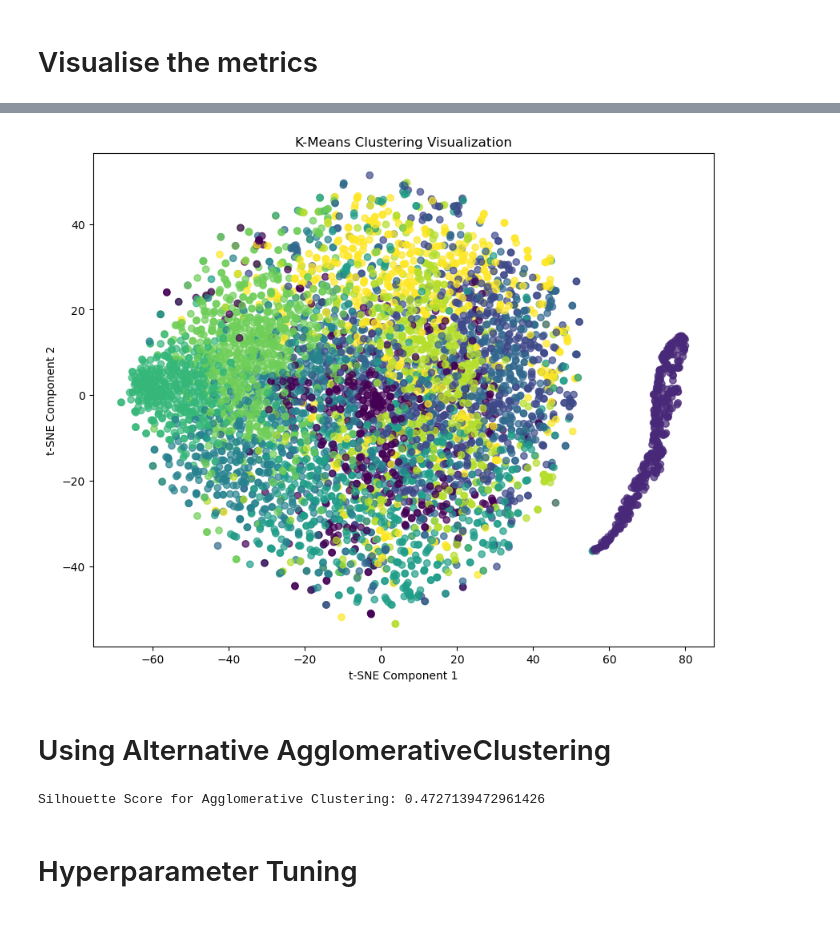
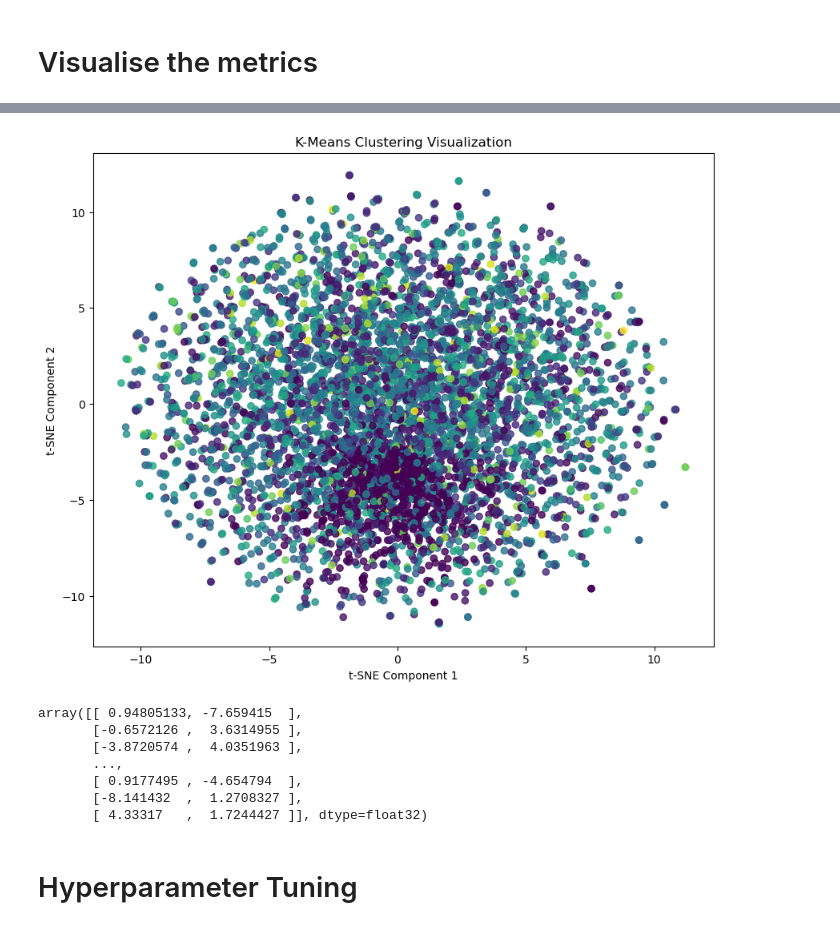
Before and after one commit to HemantRajSingh/MovieMatch, a Jupyter notebook: notebooks/RNN.ipynb, the cells around one changed output, grey strips where cells are left out. Drawn from its saved outputs; the diff is of its cells as text; code cells hidden in the pictures.

```diff
--- a/notebooks/RNN.ipynb
+++ b/notebooks/RNN.ipynb
@@ -61,7 +73,9 @@ print(vocab_size)
 # %%
 # Tokenization and Padding
-max_words = 10000  # Choose the maximum number of words to be used in the vocabulary
-tokenizer = Tokenizer(num_words=max_words, oov_token="<OOV>")
-tokenizer.fit_on_texts(df['ProcessedPlot'])
-sequences = tokenizer.texts_to_sequences(df['ProcessedPlot'])
-padded_sequences = pad_sequences(sequences, maxlen=100, padding='post', truncating='post')
+max_words = 10000# Choose the maximum number of words to be used in the vocabulary
+tokenizer = Tokenizer(num_words=max_words, oov_token="<OOV>") #oov replaces any unknown words with token of our choice
+tokenizer.fit_on_texts(df['processed_plot'])
+
+vocab_size = len(tokenizer.word_index) + 1
+sequences = tokenizer.texts_to_sequences(df['processed_plot']) #converts text to numbers
+padded_sequences = pad_sequences(sequences,padding='post',truncating='post',maxlen=200) #adjust sequences to the same length
@@ -78,0 +112,16 @@ lstm_embeddings =model.predict(padded_sequences)
+# %%
+# Build the LSTM model
+maxlen = 200
+model = tf.keras.Sequential([
+    tf.keras.layers.Embedding(input_dim=len(tokenizer.word_index) + 1, output_dim=64, input_length=maxlen),
+    tf.keras.layers.LSTM(64),
+    tf.keras.layers.Dense(64, activation='relu'),
+    tf.keras.layers.Dense(1, activation='sigmoid'),
+    tf.keras.layers.Dropout(0.5)
+])
+
+model.compile(loss='mse', optimizer='adam')
+early_stopping = EarlyStopping(monitor='loss', patience=10, verbose=1) #to prevent overfitting
+
+model.fit(padded_sequences, padded_sequences, epochs=20, validation_split=0.2,verbose=1,shuffle=True,callbacks=[early_stopping])
+lstm_embeddings =model.predict(padded_sequences)
@@ -79,5 +177,5 @@ lstm_embeddings =model.predict(padded_sequences)
 # %%
 # Apply K-Means Clustering on LSTM Embeddings
-num_clusters = 3  # Set the desired number of clusters
+num_clusters = 10  # Set the desired number of clusters
 kmeans = KMeans(n_clusters=num_clusters, random_state=42)
 cluster_labels = kmeans.fit_predict(lstm_embeddings)
@@ -97,9 +210,10 @@ Name: cluster_label, dtype: int64
 # %%
 # Find the optimal number of clusters using silhouette score
 silhouette_scores = []
-for num_clusters in range(2, 11):
+for num_clusters in tqdm(range(2, 20)):
     kmeans = KMeans(n_clusters=num_clusters, random_state=42)
     cluster_labels = kmeans.fit_predict(lstm_embeddings)
     silhouette_scores.append(silhouette_score(lstm_embeddings, cluster_labels))
 
 optimal_num_clusters = silhouette_scores.index(max(silhouette_scores)) + 2
+optimal_num_clusters
@@ -111,29 +243,27 @@ Silhouette Score: 0.09559369832277298
 # %%
 # Visualize the clustering using t-SNE
 tsne = TSNE(n_components=2, random_state=42)
-tsne_embeddings = tsne.fit_transform(lstm_embeddings)
+tsne_embeddings = tsne.fit_transform(padded_sequences) # padded sequence data is fetched to the model
 
 # Plot the clusters
 plt.figure(figsize=(10, 8))
-plt.scatter(tsne_embeddings[:, 0], tsne_embeddings[:, 1], c=cluster_labels, cmap='viridis', alpha=0.7)
+plt.scatter(tsne_embeddings[:, 0], tsne_embeddings[:, 1], c=cluster_labels, cmap='viridis', alpha=0.8)
 plt.title("K-Means Clustering Visualization")
 plt.xlabel("t-SNE Component 1")
 plt.ylabel("t-SNE Component 2")
 plt.show()
 # %% [output]
-[figure, old version]
+[figure, new version]
-# %% [markdown]
-# Using Alternative AgglomerativeClustering
-# %%
-from sklearn.cluster import AgglomerativeClustering
-
-# Example: Agglomerative hierarchical clustering
-agg_clustering = AgglomerativeClustering(n_clusters=optimal_num_clusters)
-cluster_labels_agg = agg_clustering.fit_predict(lstm_embeddings)
-silhouette_avg_agg = silhouette_score(lstm_embeddings, cluster_labels_agg)
-print(f"Silhouette Score for Agglomerative Clustering: {silhouette_avg_agg}")
-# %% [output]
-Silhouette Score for Agglomerative Clustering: 0.4727139472961426
+# %%
+tsne_embeddings
+# %% [output]
+array([[ 0.94805133, -7.659415  ],
+       [-0.6572126 ,  3.6314955 ],
+       [-3.8720574 ,  4.0351963 ],
+       ...,
+       [ 0.9177495 , -4.654794  ],
+       [-8.141432  ,  1.2708327 ],
+       [ 4.33317   ,  1.7244427 ]], dtype=float32)
 # %% [markdown]
 # Hyperparameter Tuning
 # %%
```
Also changed, not shown: parts of 36 cells of this notebook.
